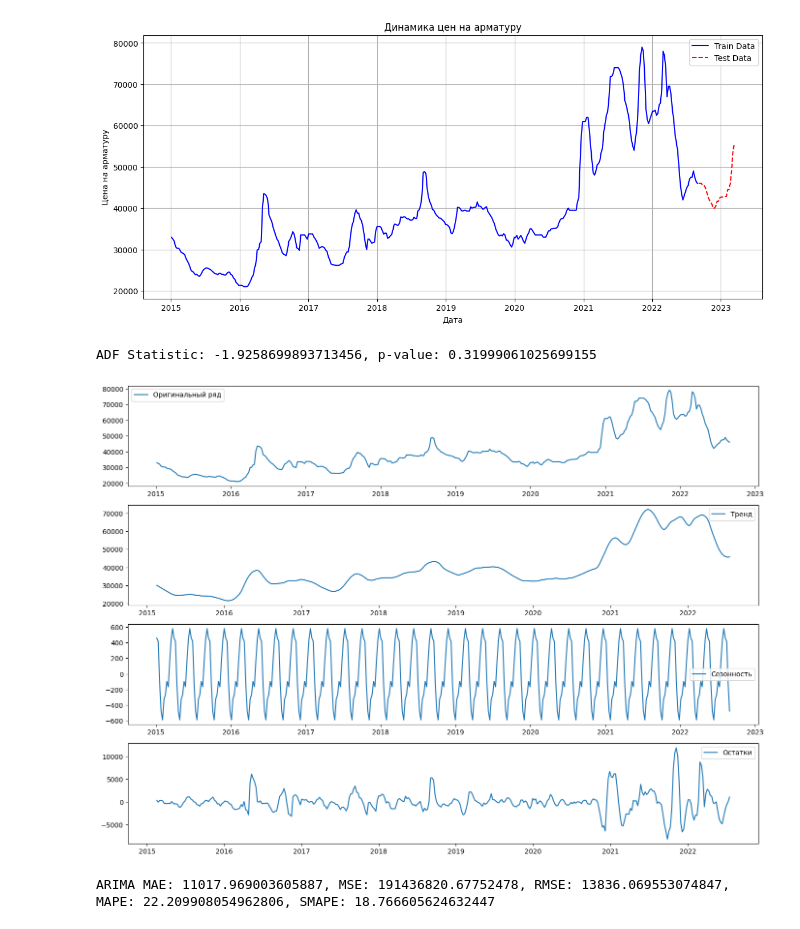
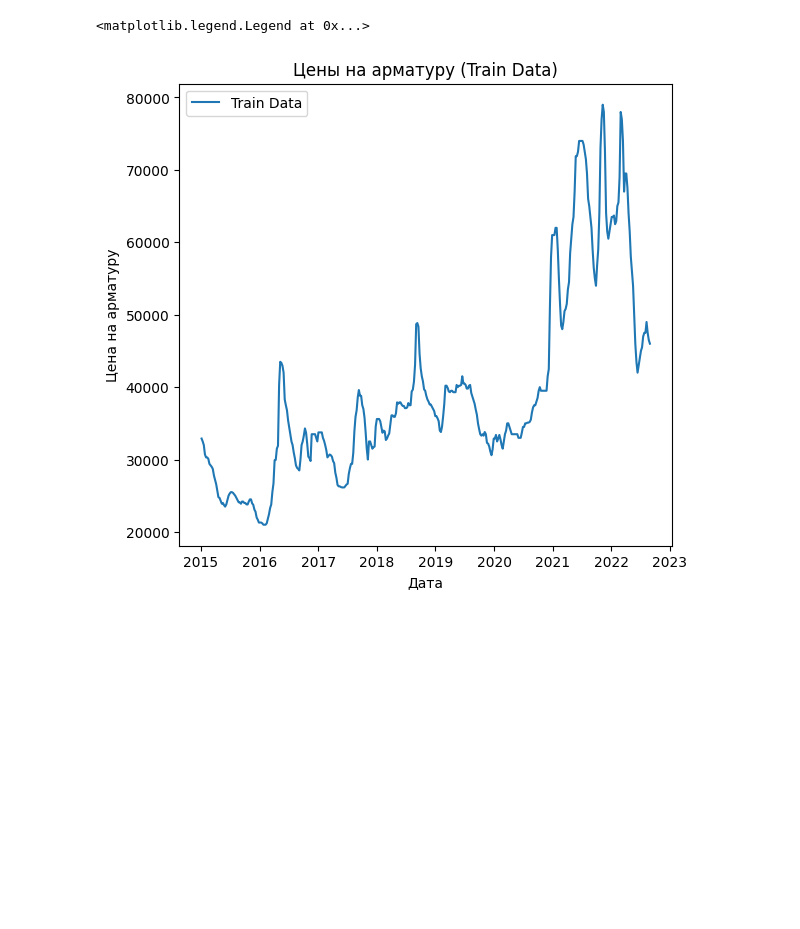
Before and after one commit to EBUSYGIN/ML-3, a Jupyter notebook: ML_3.ipynb, the cells around one changed output. Drawn from its saved outputs; the diff is of its cells as text; code cells hidden in the pictures; blank space fills up the shorter version.

```diff
--- a/ML_3.ipynb
+++ b/ML_3.ipynb
@@ -27,0 +3,16 @@ test_df.set_index("dt", inplace=True)
+# %%
+
+# Импортируем необходимые библиотеки
+import pandas as pd
+import numpy as np
+import matplotlib.pyplot as plt
+from sklearn.model_selection import TimeSeriesSplit
+from sklearn.metrics import mean_absolute_error
+
+
+
+train_data = pd.read_excel('train.xlsx')
+test_data = pd.read_excel('test.xlsx')
+
+
+train_data
@@ -28,38 +77,17 @@ test_df.set_index("dt", inplace=True)
+# %%
+train_data['dt'] = pd.to_datetime(train_data['dt'])
+test_data['dt'] = pd.to_datetime(test_data['dt'])
 # %%
-# Визуализация временного ряда
+# Визуализация временных рядов
 plt.figure(figsize=(14, 6))
-plt.plot(train_df.index, train_df["Цена на арматуру"], label="Train Data", color='blue')
-plt.plot(test_df.index, test_df["Цена на арматуру"], label="Test Data", color='red', linestyle='dashed')
-plt.xlabel("Дата")
-plt.ylabel("Цена на арматуру")
-plt.title("Динамика цен на арматуру")
+
+# График для train данных
+plt.subplot(1, 2, 1)
+plt.plot(train_data['dt'], train_data['Цена на арматуру'], label='Train Data')
+plt.title('Цены на арматуру (Train Data)')
+plt.xlabel('Дата')
+plt.ylabel('Цена на арматуру')
 plt.legend()
-plt.grid()
-plt.show()
 # %% [output]
+<matplotlib.legend.Legend at 0x...>
-[figure, old version]
+[figure, new version]
-# %%
-# Проверка стационарности
-adf_test = adfuller(train_df["Цена на арматуру"])
-print(f"ADF Statistic: {adf_test[0]}, p-value: {adf_test[1]}")
-# %% [output]
-ADF Statistic: -1.9258699893713456, p-value: 0.31999061025699155
-# %%
-# Разложение на тренд, сезонность и шум
-decomposition = seasonal_decompose(train_df["Цена на арматуру"], model='additive', period=12)
-plt.figure(figsize=(14, 10))
-plt.subplot(411)
-plt.plot(train_df["Цена на арматуру"], label='Оригинальный ряд')
-plt.legend()
-plt.subplot(412)
-plt.plot(decomposition.trend, label='Тренд')
-plt.legend()
-plt.subplot(413)
-plt.plot(decomposition.seasonal, label='Сезонность')
-plt.legend()
-plt.subplot(414)
-plt.plot(decomposition.resid, label='Остатки')
-plt.legend()
-plt.tight_layout()
-# %% [output]
-[figure, removed]
@@ -69,15 +93,0 @@ train_df["diff_1"] = train_df["Цена на арматуру"].diff().dropna()
-# %%
-# ARIMA модель
-p, d, q = 2, 1, 2
-train_data, val_data = train_df.iloc[:int(len(train_df)*0.9)], train_df.iloc[int(len(train_df)*0.9):]
-model_arima = ARIMA(train_data["Цена на арматуру"], order=(p, d, q))
-model_fit = model_arima.fit()
-forecast = model_fit.forecast(steps=len(val_data))
-mae_arima = mean_absolute_error(val_data["Цена на арматуру"], forecast)
-mse_arima = mean_squared_error(val_data["Цена на арматуру"], forecast)
-rmse_arima = np.sqrt(mse_arima)
-mape_arima = np.mean(np.abs((val_data["Цена на арматуру"] - forecast) / val_data["Цена на арматуру"])) * 100
-smape_arima = 100 * np.mean(2 * np.abs(forecast - val_data["Цена на арматуру"]) / (np.abs(forecast) + np.abs(val_data["Цена на арматуру"])))
-print(f"ARIMA MAE: {mae_arima}, MSE: {mse_arima}, RMSE: {rmse_arima}, MAPE: {mape_arima}, SMAPE: {smape_arima}")
-# %% [output]
-ARIMA MAE: 11017.969003605887, MSE: 191436820.67752478, RMSE: 13836.069553074847, MAPE: 22.209908054962806, SMAPE: 18.766605624632447
```
Also changed, not shown: parts of 27 cells of this notebook.
